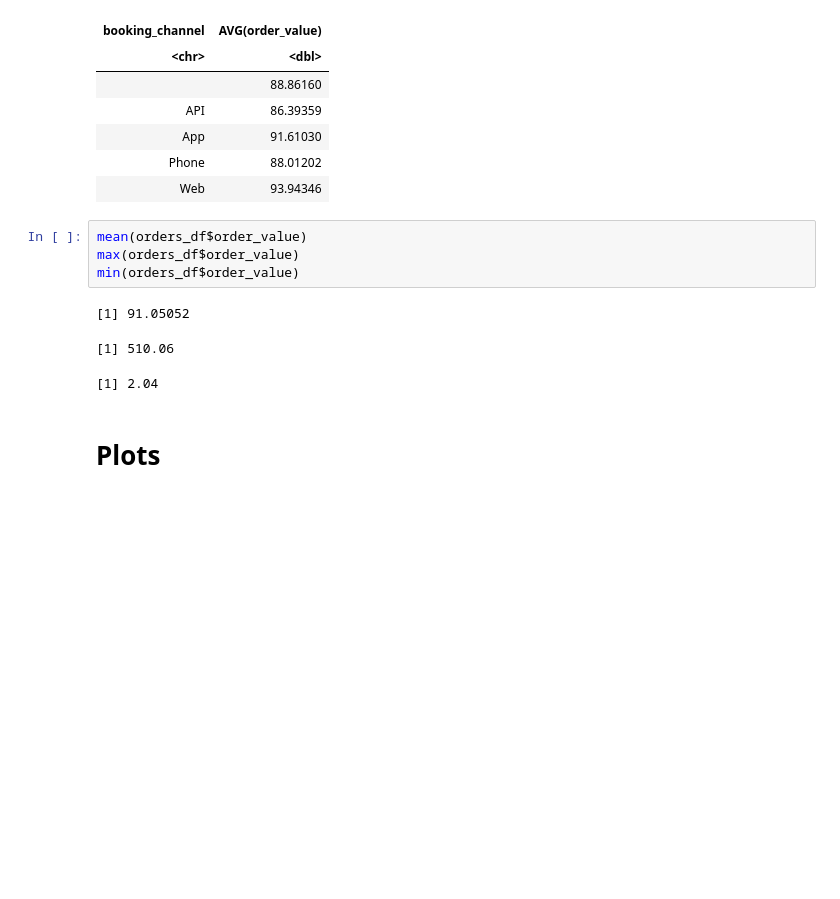
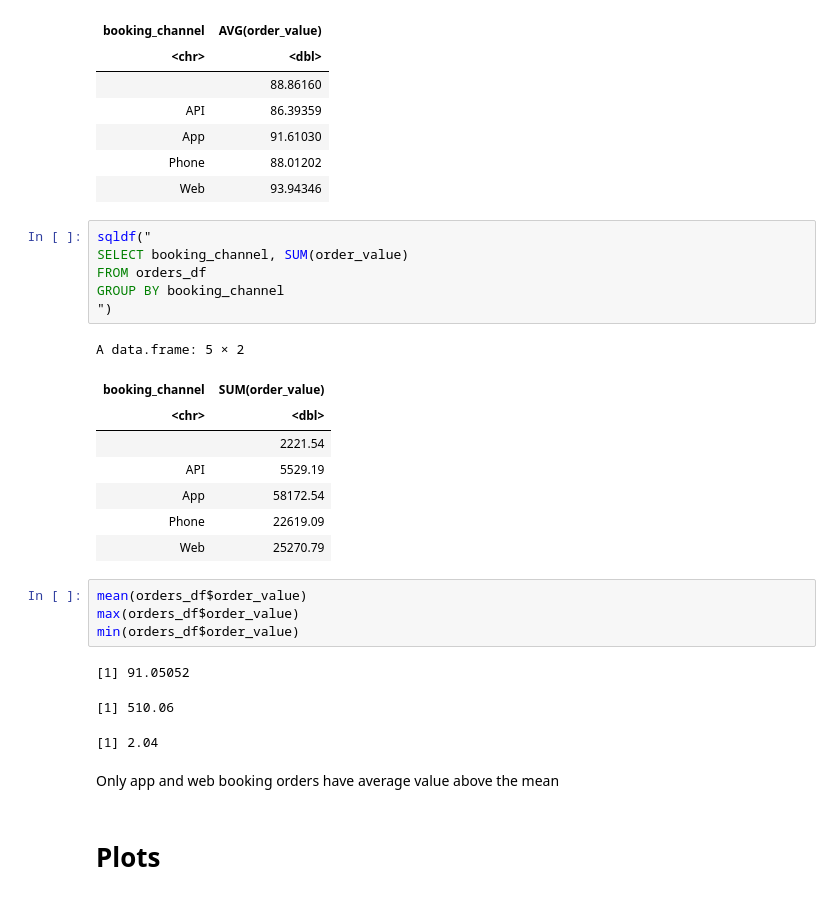
Before and after one commit to sydney142/databases_analytics_assignment, a Jupyter notebook: Assignment_R_SQL.ipynb, the cells around one changed output. Cells and saved outputs as stored; diff of their text form; blank space fills up the shorter version.

```diff
--- a/Assignment_R_SQL.ipynb
+++ b/Assignment_R_SQL.ipynb
@@ -84,6 +89,21 @@ A data.frame: 5 × 2
 | App | 91.61030 |
 | Phone | 88.01202 |
 | Web | 93.94346 |
+# %%
+sqldf("
+SELECT booking_channel, SUM(order_value)
+FROM orders_df
+GROUP BY booking_channel
+")
+# %% [output]
+A data.frame: 5 × 2
+| booking_channel | SUM(order_value) |
+| <chr> | <dbl> |
+|  | 2221.54 |
+| API | 5529.19 |
+| App | 58172.54 |
+| Phone | 22619.09 |
+| Web | 25270.79 |
 # %%
 mean(orders_df$order_value)
 max(orders_df$order_value)
@@ -92,6 +112,8 @@ min(orders_df$order_value)
 [1] 91.05052
 [1] 510.06
 [1] 2.04
+# %% [markdown]
+Only app and web booking orders have average value above the mean
 # %% [markdown]
 # **Plots**
 # %%
```
Also changed, not shown: parts of 7 cells of this notebook.
